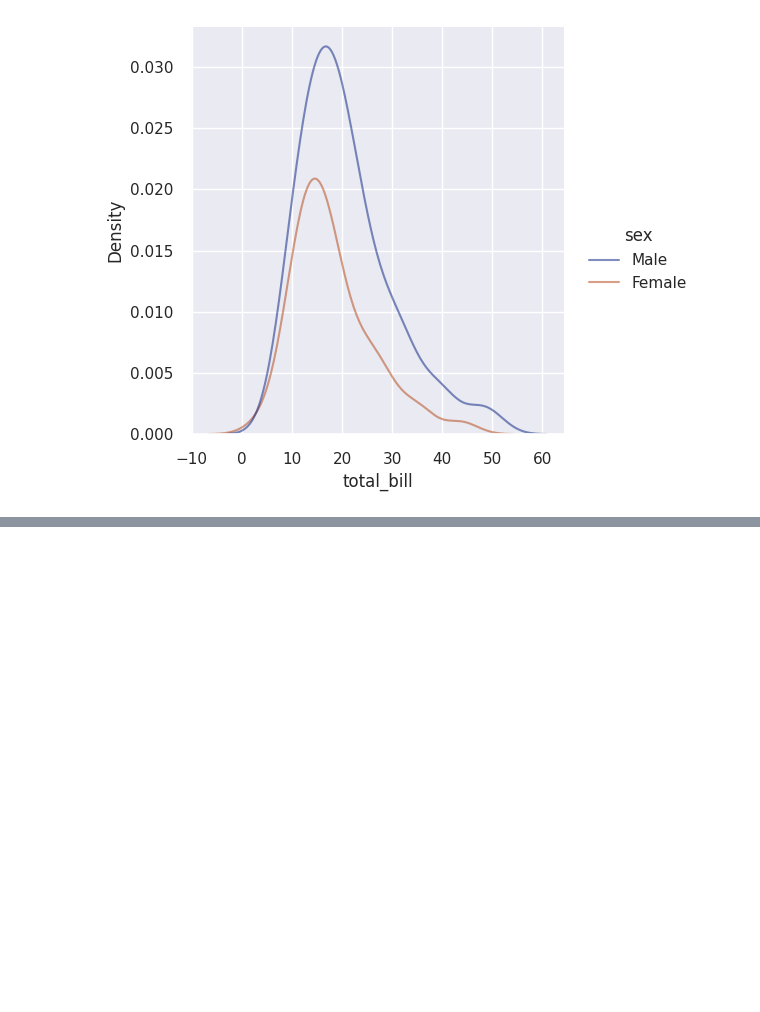
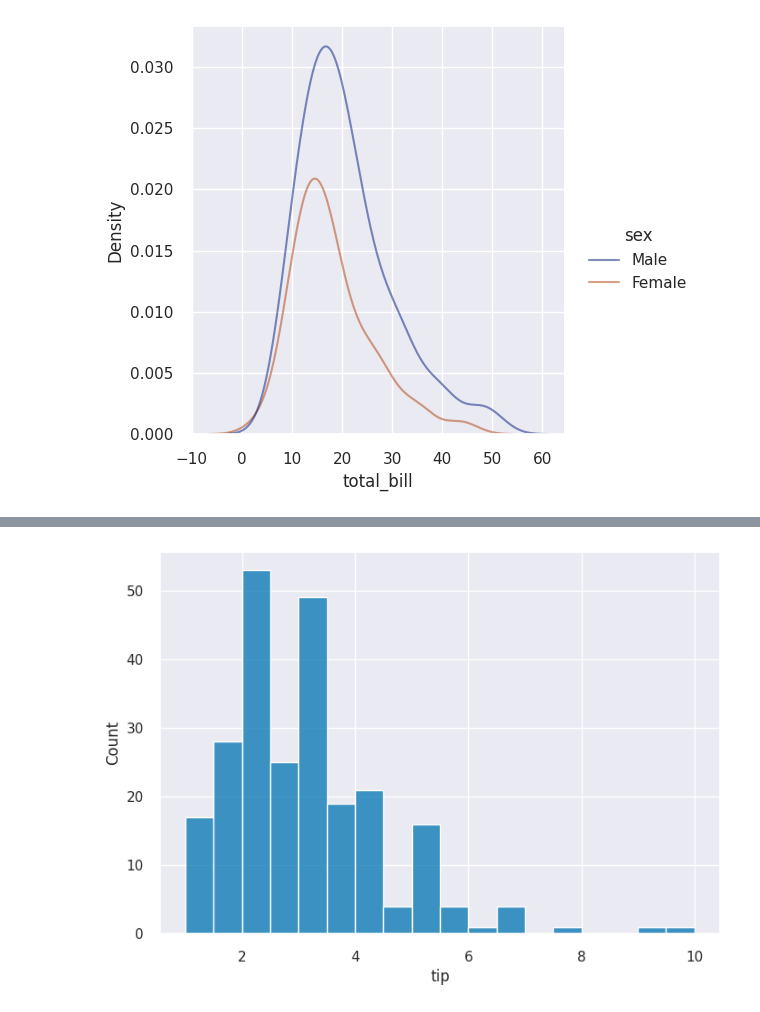
Before and after one commit to M-Alejo/matplot_seaborn, a Jupyter notebook: visualizacion.ipynb, the cells around one changed output, grey strips where cells are left out. Drawn from its saved outputs; the diff is of its cells as text; code cells hidden in the pictures; blank space fills up the shorter version.

Commit message:
Se agrega graficas de distribucion con seabor

```diff
--- a/visualizacion.ipynb
+++ b/visualizacion.ipynb
@@ -676,0 +716,11 @@ plt.show()
+# %%
+# grafico de histograma
+sns.histplot(
+    data=propinas,
+    x='tip'
+)
+
+# mostrar grafica
+plt.show()
+# %% [output]
+[figure, added]
```
Also changed, not shown: parts of 21 cells of this notebook.
